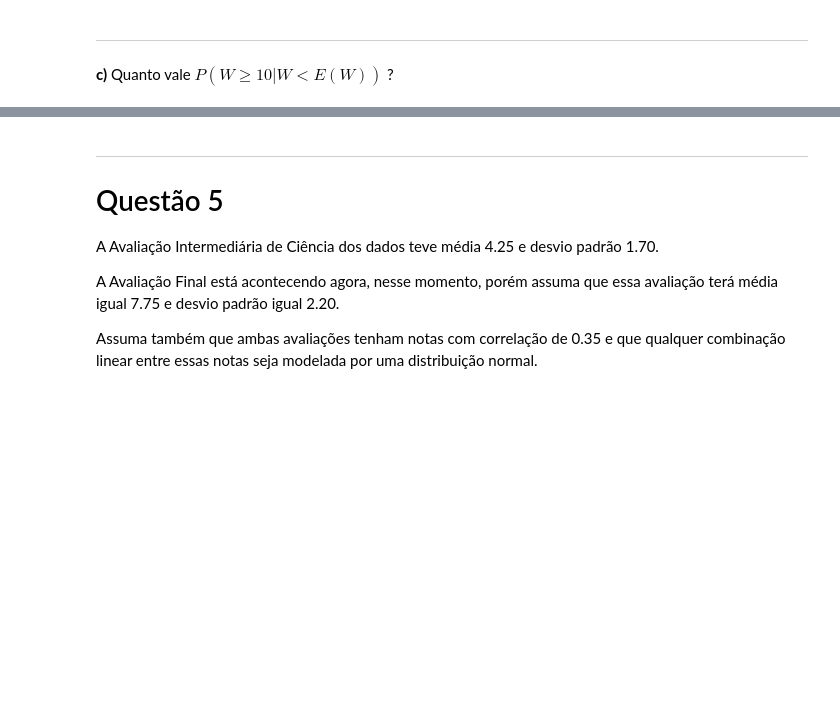
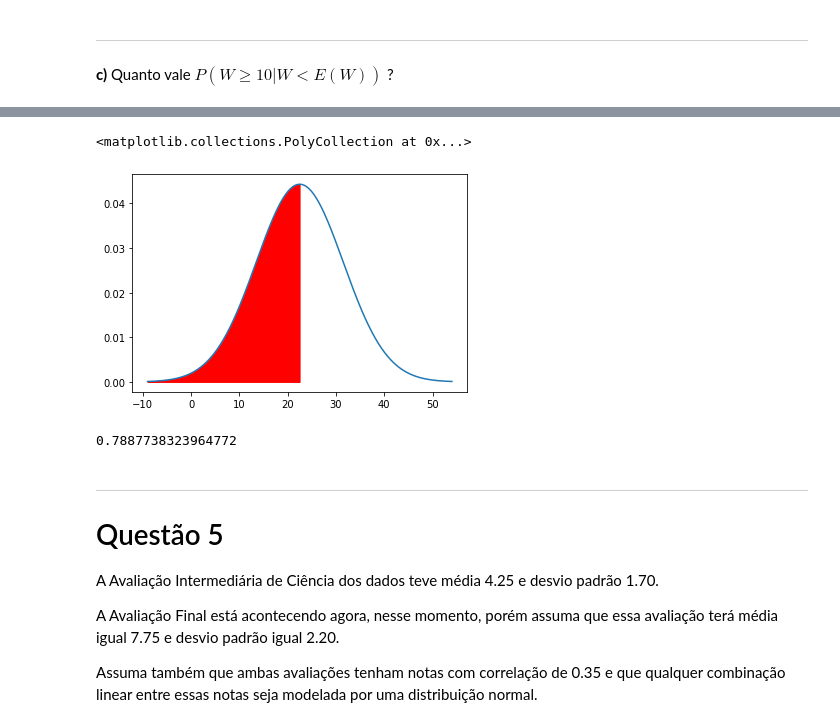
Before and after one commit to lnasser11/CD22-2, a Jupyter notebook: listas/Lista06_CombinacaoVariaveisAleatrias/Combinação de Variáveis Aleatórias.ipynb, the cells around one changed output, grey strips where cells are left out. Cells and saved outputs as stored; diff of their text form; code cells hidden in the pictures; blank space fills up the shorter version.

```diff
--- a/listas/Lista06_CombinacaoVariaveisAleatrias/Combinação de Variáveis Aleatórias.ipynb
+++ b/listas/Lista06_CombinacaoVariaveisAleatrias/Combinação de Variáveis Aleatórias.ipynb
@@ -189,3 +366,18 @@ Deixe os cálculos, não coloque os valores apenas
+# %%
+plt.plot(x, pdf_W)
+plt.fill_between(x, pdf_W, where=x<E_W, color='red')
+# %% [output]
+<matplotlib.collections.PolyCollection at 0x...>
+[figure, added]
+# %%
+prob_menor_10 = stats.norm.cdf(10, loc=E_W, scale=dp_W)
+prob_menor_20 = stats.norm.cdf(20, loc=E_W, scale=dp_W)
+prob_entre_10_20 = prob_menor_20 - prob_menor_10
+prob_maior_10_dado_menor_media = prob_entre_10_20 / (prob_menor_20)
+
+prob_maior_10_dado_menor_media
+# %% [output]
+0.7887738323964772
 # %% [markdown]
 ___
 
```
Also changed, not shown: parts of 12 cells of this notebook, 9 other files.
